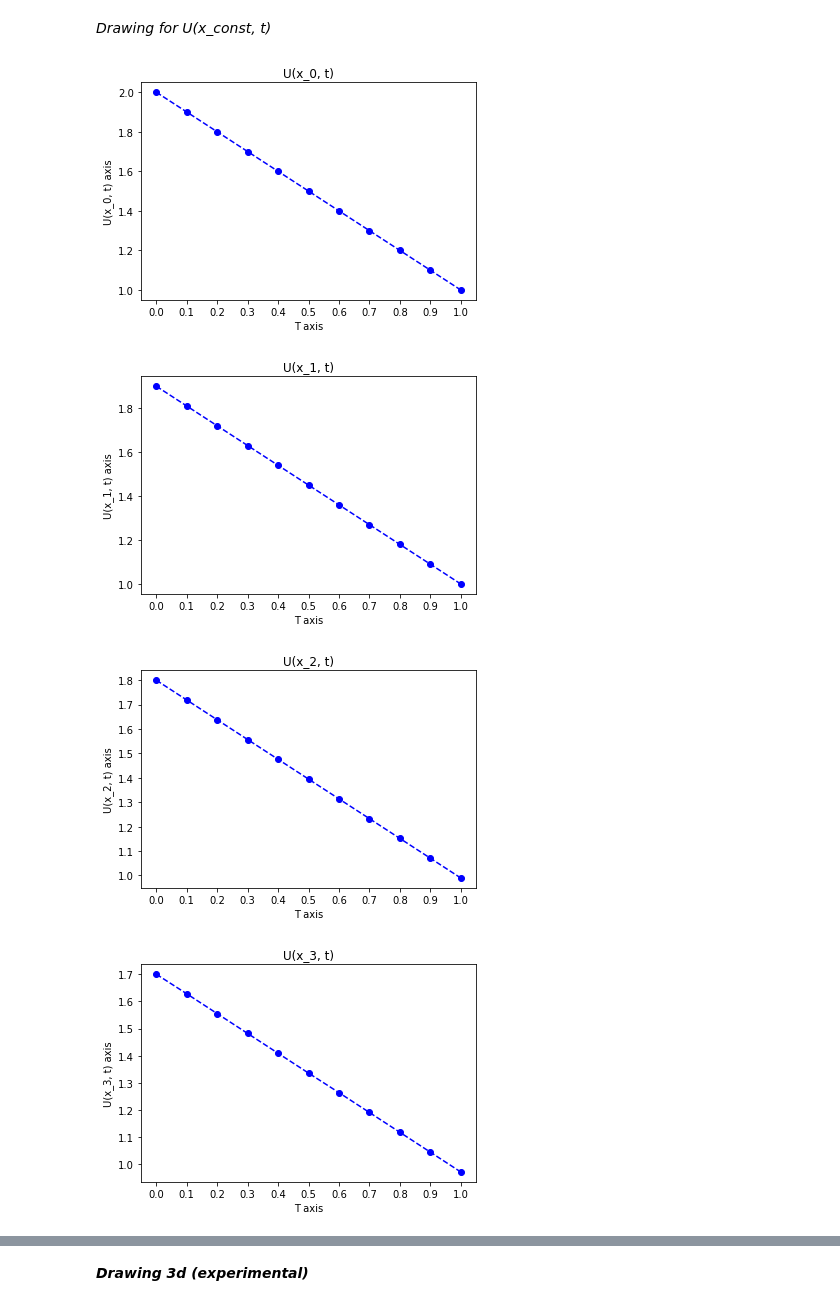
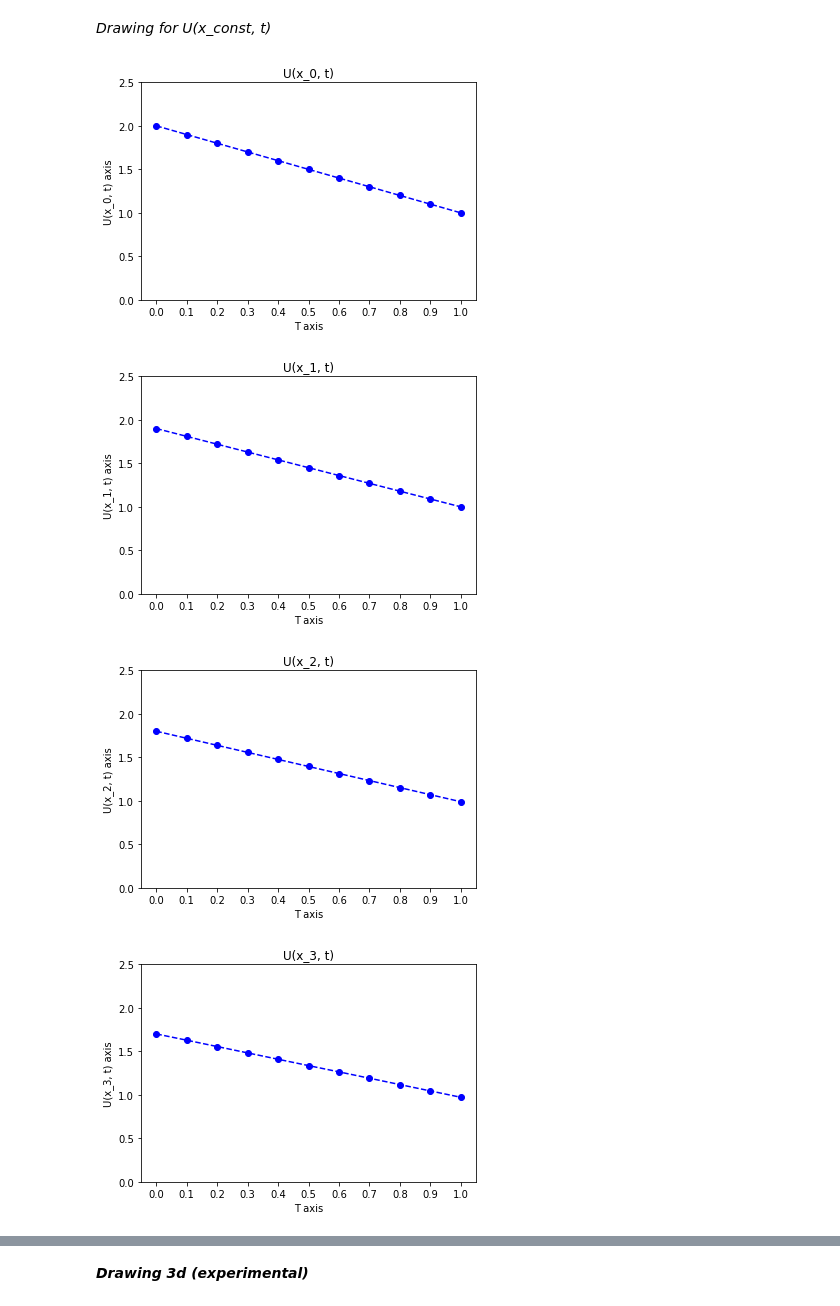
Before and after one commit to HIDDENDEN/Math_models, a Jupyter notebook: MyWork.ipynb, the cells around one changed output, grey strips where cells are left out. Drawn from its saved outputs; the diff is of its cells as text; code cells hidden in the pictures.

```diff
--- a/MyWork.ipynb
+++ b/MyWork.ipynb
@@ -144,7 +144,7 @@ for startIterationFor_t_i in range(num_of_graphs_rows):
   plt.xticks(x)
   #set y axis fixed size
   axes = plt.axes()
-  # axes.set_ylim([0, 4])
+  axes.set_ylim([0, 2.5])
   #draw
   plt.plot(x,u, linestyle='--', marker='o', color = "red")
   plt.show()
@@ -159,30 +159,30 @@ for startIterationFor_t_i in range(num_of_graphs_rows):
 # %%
 #data to be plotted
 t = np.arange(t_0, t_0 + (N_t + 1)*h_t, h_t)
 
 #set starting iteration ( j ) for x_j
 #(selecting colomns)
 startIterationFor_x_j = 0
 #set what num of first from x_j you want to display
 num_of_graphs_coloms = 5
 
 
 for startIterationFor_x_j in range(num_of_graphs_coloms):
   u = matrix[:][startIterationFor_x_j]
   #plotting
   plt.title("U(x_"+str(startIterationFor_x_j)+", t)")
   plt.xlabel("T axis")
   plt.ylabel("U(x_" +str(startIterationFor_x_j)+", t) axis")
   #show all x values
   plt.xticks(t)
   #set y axis fixed size
   axes = plt.axes()
-  # axes.set_ylim([0, 4])
+  axes.set_ylim([0, 2.5])
   #draw
   plt.plot(x,u, linestyle='--', marker='o', color = "blue")
   plt.show()
 # %% [output]
-[figure, old version]
+[figure, new version]
-[figure, old version]
+[figure, new version]
-[figure, old version]
+[figure, new version]
-[figure, old version]
+[figure, new version]
```
Also changed, not shown: parts of 33 cells of this notebook.
